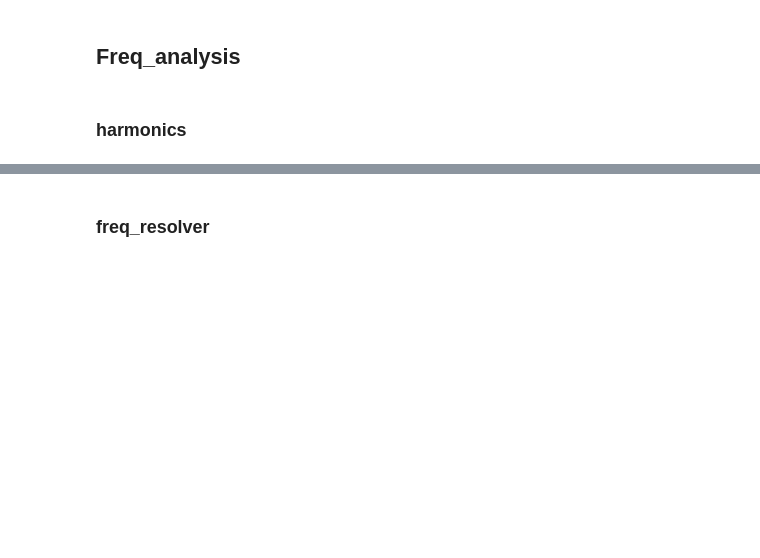
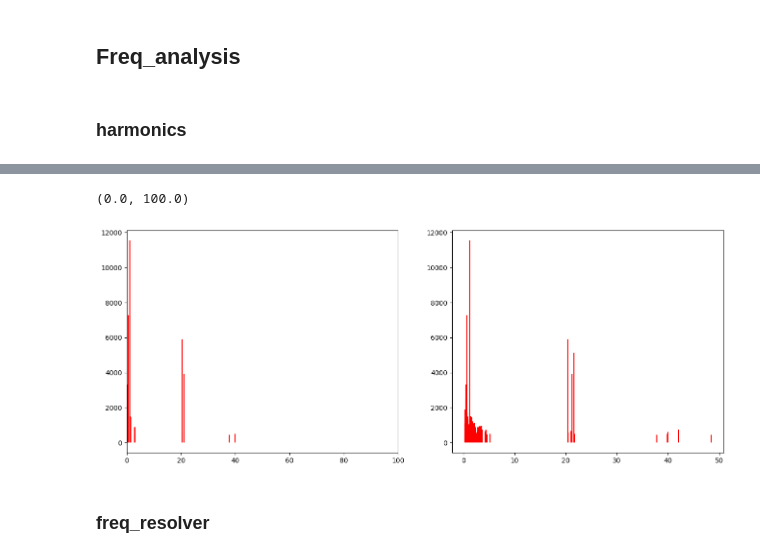
Before and after one commit to carlosccamino/asteroseismology, a Jupyter notebook: asteroseismology/tests.ipynb, the cells around one changed output, grey strips where cells are left out. Cells and saved outputs as stored; diff of their text form; code cells hidden in the pictures; blank space fills up the shorter version.

```diff
--- a/asteroseismology/tests.ipynb
+++ b/asteroseismology/tests.ipynb
@@ -158,3 +309,15 @@ test
+# %%
+import matplotlib.pyplot as plt
+fig = plt.figure(figsize=(16,6))
+ax1 = fig.add_subplot(1, 2, 1)
+ax2 = fig.add_subplot(1, 2, 2, sharey=ax1)
+freqs = test[test["linear_combination"] == "independent"]
+ax1.vlines(freqs['Freqs'], ymin=0, ymax=freqs['Amps'], colors='red', zorder=1)
+ax2.vlines(test['Freqs'], ymin=0, ymax=test['Amps'], colors='red', zorder=1)
+ax1.set_xlim(0,100)
+# %% [output]
+(0.0, 100.0)
+[figure, added]
 # %% [markdown]
 ### freq_resolver
 # %%
```
Also changed, not shown: parts of 5 cells of this notebook, 2 other files.
